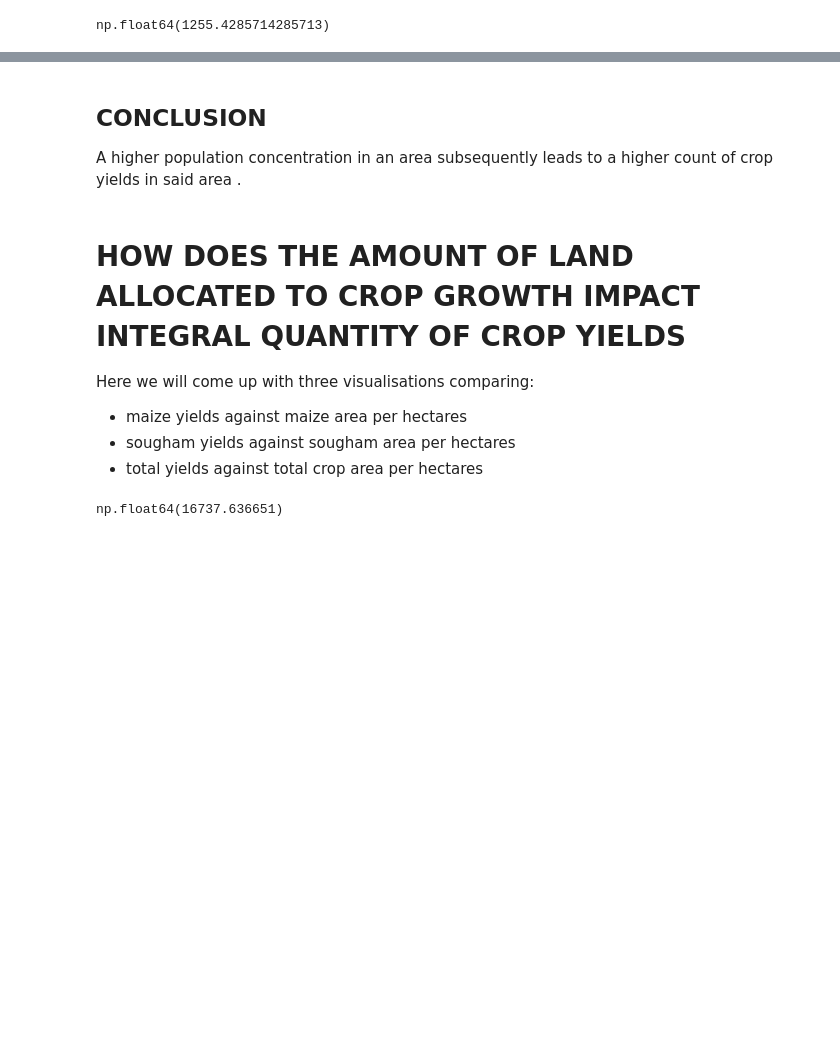
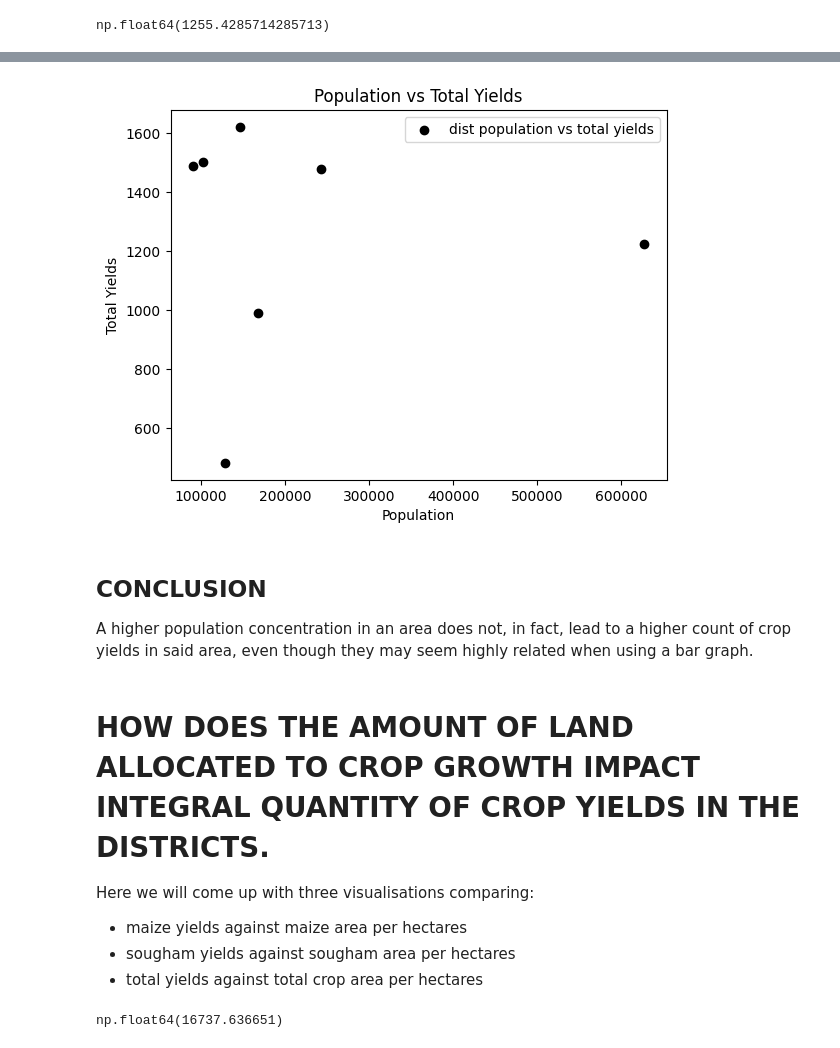
Before and after one commit to keith-keyah/Group_2_project, a Jupyter notebook: Group_2_Project.ipynb, the cells around one changed output, grey strips where cells are left out. Drawn from its saved outputs; the diff is of its cells as text; code cells hidden in the pictures; blank space fills up the shorter version.

```diff
--- a/Group_2_Project.ipynb
+++ b/Group_2_Project.ipynb
@@ -224,8 +243,19 @@ plt.show()
+# %%
+#scatter plot showing the correlation of population density against total yields
+label='dist population vs total yields'
+plt.scatter(district_crop_yield['POP'],district_crop_yield['total_yields'],color='black', label=label)
+plt.xlabel('Population')
+plt.ylabel('Total Yields')
+plt.title('Population vs Total Yields')
+plt.legend()
+plt.show()
+# %% [output]
+[figure, added]
 # %% [markdown]
 ## **CONCLUSION**
-A higher population concentration in an area subsequently leads to a higher count of crop yields in said area .
+A higher population concentration in an area does not, in fact, lead to a higher count of crop yields in said area, even though they may seem highly related when using a bar graph.
 # %% [markdown]
-# HOW DOES THE AMOUNT OF LAND ALLOCATED TO CROP GROWTH IMPACT INTEGRAL QUANTITY OF CROP YIELDS
+# HOW DOES THE AMOUNT OF LAND ALLOCATED TO CROP GROWTH IMPACT INTEGRAL QUANTITY OF CROP YIELDS IN THE DISTRICTS.
 Here we will come up with three visualisations comparing:
 
 
```
Also changed, not shown: parts of 12 cells of this notebook.
